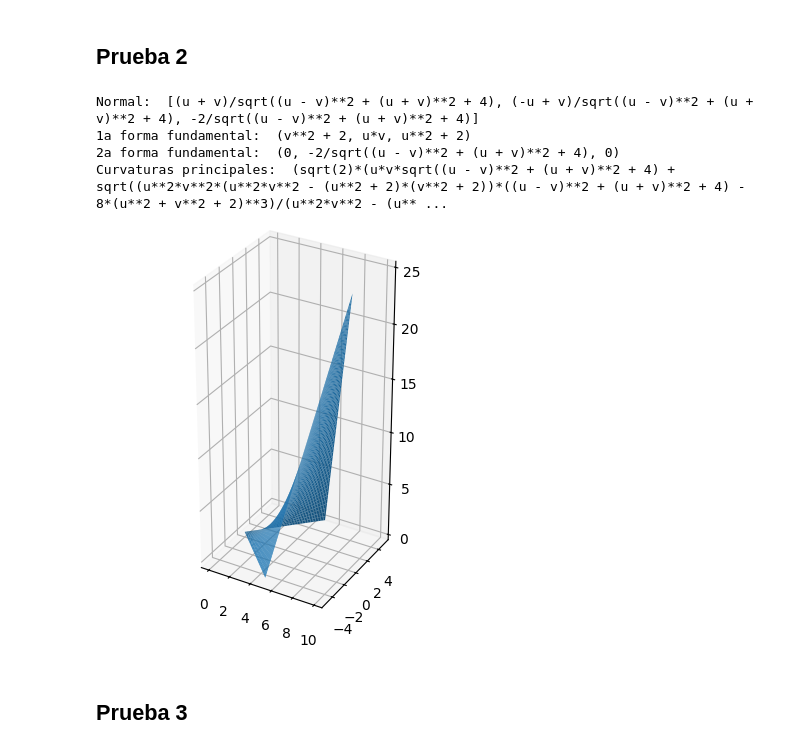
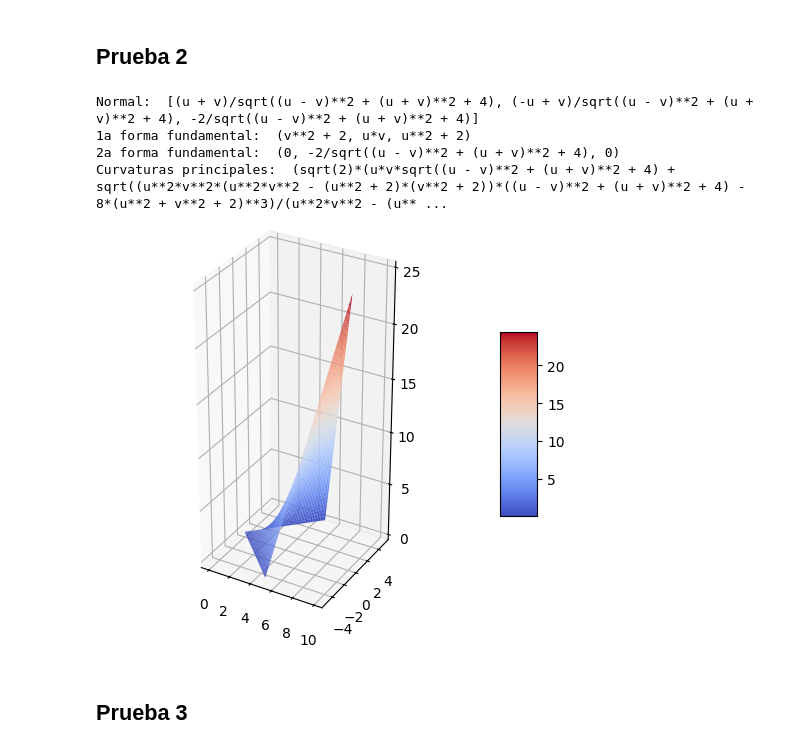
Before and after one commit to asiermhpsm/geometria_diferencial, a Jupyter notebook: comprobaciones.ipynb, the cells around one changed output. Cells and saved outputs as stored; diff of their text form; code cells hidden in the pictures.

```diff
--- a/comprobaciones.ipynb
+++ b/comprobaciones.ipynb
@@ -24,16 +24,16 @@ Curvaturas principales:  (2*sqrt(5)/(5*Abs(u)), 0)
 # %%
 ecuaciones2 = [u+v, u-v, u*v]
 print('Normal: ', normal(ecuaciones2, u, v))
 print('1a forma fundamental: ', primeraFormaFundamental(ecuaciones2, u, v))
 print('2a forma fundamental: ', segundoFormaFundamental(ecuaciones2, u, v))
 print('Curvaturas principales: ', curvaturasPrincipales(ecuaciones2, u, v))
-grafica(ecuaciones2, u, v, 0, 5, 0, 5)
+fig = grafica(ecuaciones2, u, v, 0, 5, 0, 5, True)
 # %% [output]
 Normal:  [(u + v)/sqrt((u - v)**2 + (u + v)**2 + 4), (-u + v)/sqrt((u - v)**2 + (u + v)**2 + 4), -2/sqrt((u - v)**2 + (u + v)**2 + 4)]
 1a forma fundamental:  (v**2 + 2, u*v, u**2 + 2)
 2a forma fundamental:  (0, -2/sqrt((u - v)**2 + (u + v)**2 + 4), 0)
 Curvaturas principales:  (sqrt(2)*(u*v*sqrt((u - v)**2 + (u + v)**2 + 4) + sqrt((u**2*v**2*(u**2*v**2 - (u**2 + 2)*(v**2 + 2))*((u - v)**2 + (u + v)**2 + 4) - 8*(u**2 + v**2 + 2)**3)/(u**2*v**2 - (u** ...
-[figure, old version]
+[figure, new version]
 # %% [markdown]
 ## Prueba 3
 # %%
```
Also changed, not shown: parts of 5 cells of this notebook, 1 other file.
